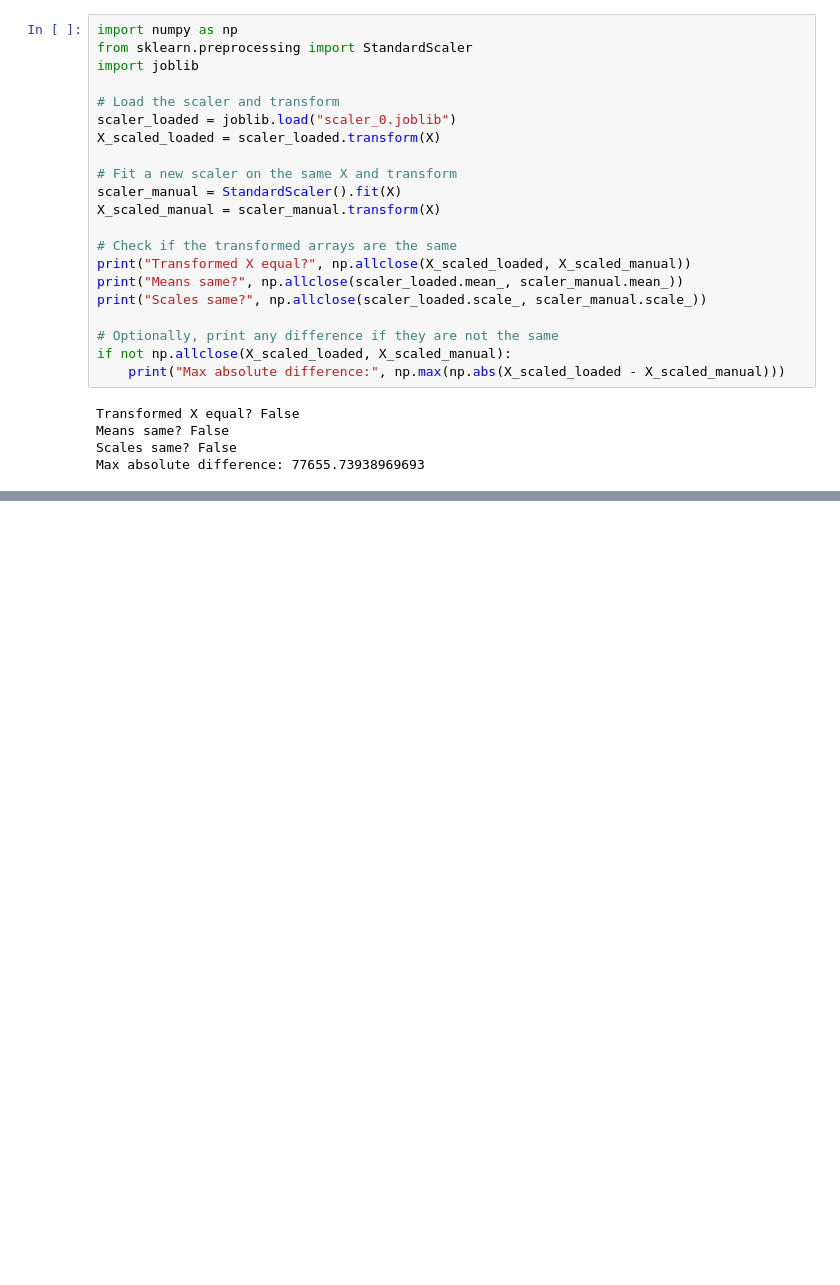
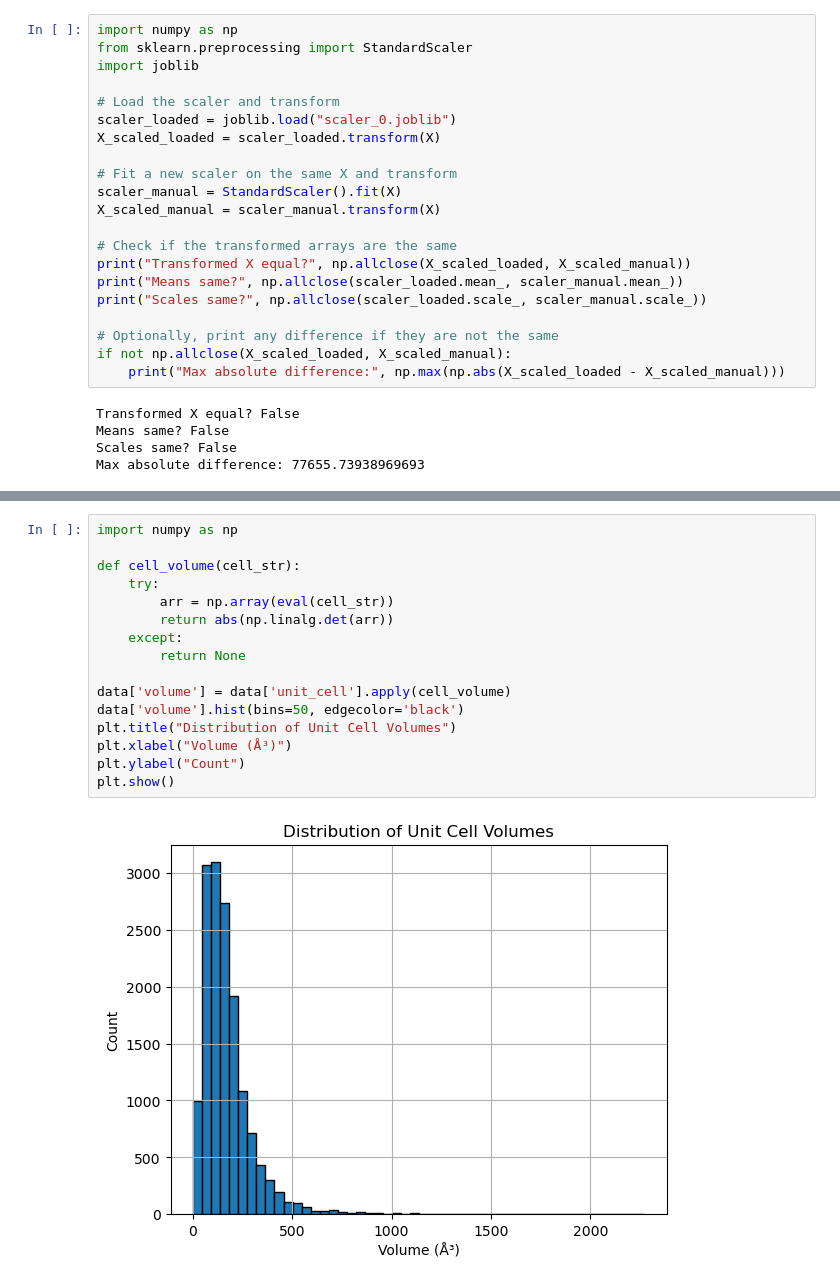
Before and after one commit to submerged-in-matrix/materials-ml-projects-, a Jupyter notebook: Projects/P_5_Oxidation_State_Assignment/P_5_Oxidation_State_Assignment.ipynb, the cells around one changed output, grey strips where cells are left out. Drawn from its saved outputs; the diff is of its cells as text; blank space fills up the shorter version.

```diff
--- a/Projects/P_5_Oxidation_State_Assignment/P_5_Oxidation_State_Assignment.ipynb
+++ b/Projects/P_5_Oxidation_State_Assignment/P_5_Oxidation_State_Assignment.ipynb
@@ -234,0 +415,18 @@ Max absolute difference: 77655.73938969693
+# %%
+import numpy as np
+
+def cell_volume(cell_str):
+    try:
+        arr = np.array(eval(cell_str))
+        return abs(np.linalg.det(arr))
+    except:
+        return None
+
+data['volume'] = data['unit_cell'].apply(cell_volume)
+data['volume'].hist(bins=50, edgecolor='black')
+plt.title("Distribution of Unit Cell Volumes")
+plt.xlabel("Volume (Å³)")
+plt.ylabel("Count")
+plt.show()
+# %% [output]
+[figure, added]
```
Also changed, not shown: parts of 19 cells of this notebook, 2 other files.
